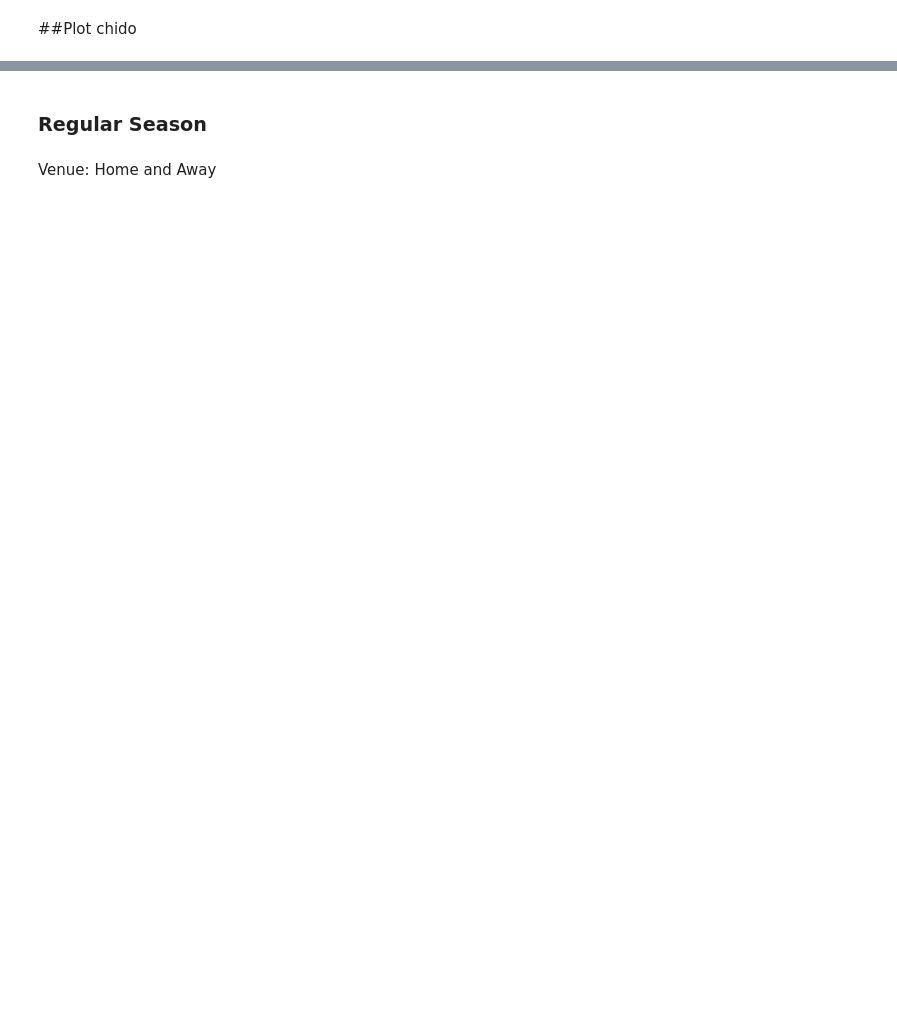
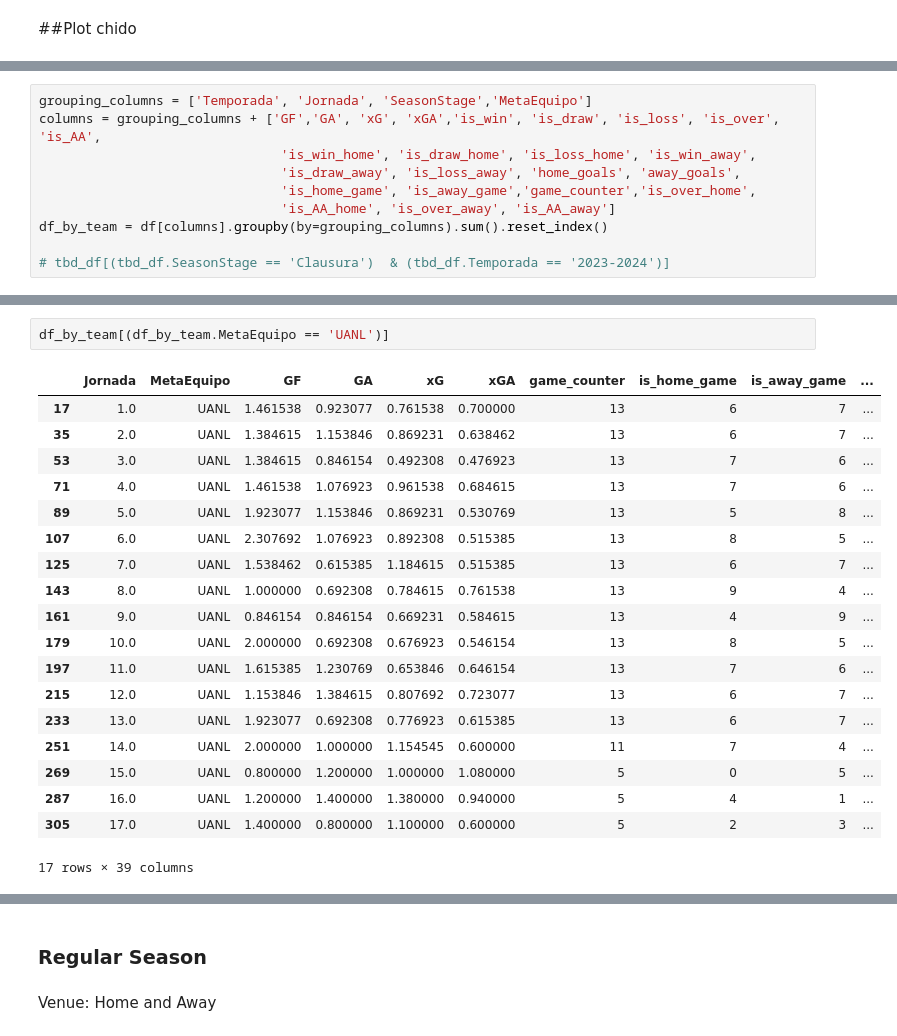
Before and after one commit to Mcruz-G/Broodds, a Jupyter notebook: broodds_lab.ipynb, the cells around one changed output, grey strips where cells are left out. Cells and saved outputs as stored; diff of their text form; blank space fills up the shorter version.

```diff
--- a/broodds_lab.ipynb
+++ b/broodds_lab.ipynb
@@ -36,0 +383,10 @@ df.head()
+# %%
+grouping_columns = ['Temporada', 'Jornada', 'SeasonStage','MetaEquipo']
+columns = grouping_columns + ['GF','GA', 'xG', 'xGA','is_win', 'is_draw', 'is_loss', 'is_over', 'is_AA',
+                               'is_win_home', 'is_draw_home', 'is_loss_home', 'is_win_away',
+                               'is_draw_away', 'is_loss_away', 'home_goals', 'away_goals',
+                               'is_home_game', 'is_away_game','game_counter','is_over_home',
+                               'is_AA_home', 'is_over_away', 'is_AA_away']
+df_by_team = df[columns].groupby(by=grouping_columns).sum().reset_index()
+
+# tbd_df[(tbd_df.SeasonStage == 'Clausura')  & (tbd_df.Temporada == '2023-2024')]
@@ -36,0 +520,22 @@ df.head()
+# %%
+df_by_team[(df_by_team.MetaEquipo == 'UANL')]
+# %% [output]
+|  | Jornada | MetaEquipo | GF | GA | xG | xGA | game_counter | is_home_game | is_away_game | ... |
+| 17 | 1.0 | UANL | 1.461538 | 0.923077 | 0.761538 | 0.700000 | 13 | 6 | 7 | ... |
+| 35 | 2.0 | UANL | 1.384615 | 1.153846 | 0.869231 | 0.638462 | 13 | 6 | 7 | ... |
+| 53 | 3.0 | UANL | 1.384615 | 0.846154 | 0.492308 | 0.476923 | 13 | 7 | 6 | ... |
+| 71 | 4.0 | UANL | 1.461538 | 1.076923 | 0.961538 | 0.684615 | 13 | 7 | 6 | ... |
+| 89 | 5.0 | UANL | 1.923077 | 1.153846 | 0.869231 | 0.530769 | 13 | 5 | 8 | ... |
+| 107 | 6.0 | UANL | 2.307692 | 1.076923 | 0.892308 | 0.515385 | 13 | 8 | 5 | ... |
+| 125 | 7.0 | UANL | 1.538462 | 0.615385 | 1.184615 | 0.515385 | 13 | 6 | 7 | ... |
+| 143 | 8.0 | UANL | 1.000000 | 0.692308 | 0.784615 | 0.761538 | 13 | 9 | 4 | ... |
+| 161 | 9.0 | UANL | 0.846154 | 0.846154 | 0.669231 | 0.584615 | 13 | 4 | 9 | ... |
+| 179 | 10.0 | UANL | 2.000000 | 0.692308 | 0.676923 | 0.546154 | 13 | 8 | 5 | ... |
+| 197 | 11.0 | UANL | 1.615385 | 1.230769 | 0.653846 | 0.646154 | 13 | 7 | 6 | ... |
+| 215 | 12.0 | UANL | 1.153846 | 1.384615 | 0.807692 | 0.723077 | 13 | 6 | 7 | ... |
+| 233 | 13.0 | UANL | 1.923077 | 0.692308 | 0.776923 | 0.615385 | 13 | 6 | 7 | ... |
+| 251 | 14.0 | UANL | 2.000000 | 1.000000 | 1.154545 | 0.600000 | 11 | 7 | 4 | ... |
+| 269 | 15.0 | UANL | 0.800000 | 1.200000 | 1.000000 | 1.080000 | 5 | 0 | 5 | ... |
+| 287 | 16.0 | UANL | 1.200000 | 1.400000 | 1.380000 | 0.940000 | 5 | 4 | 1 | ... |
+| 305 | 17.0 | UANL | 1.400000 | 0.800000 | 1.100000 | 0.600000 | 5 | 2 | 3 | ... |
+17 rows × 39 columns
```
Also changed, not shown: parts of 25 cells of this notebook, 6 other files.
